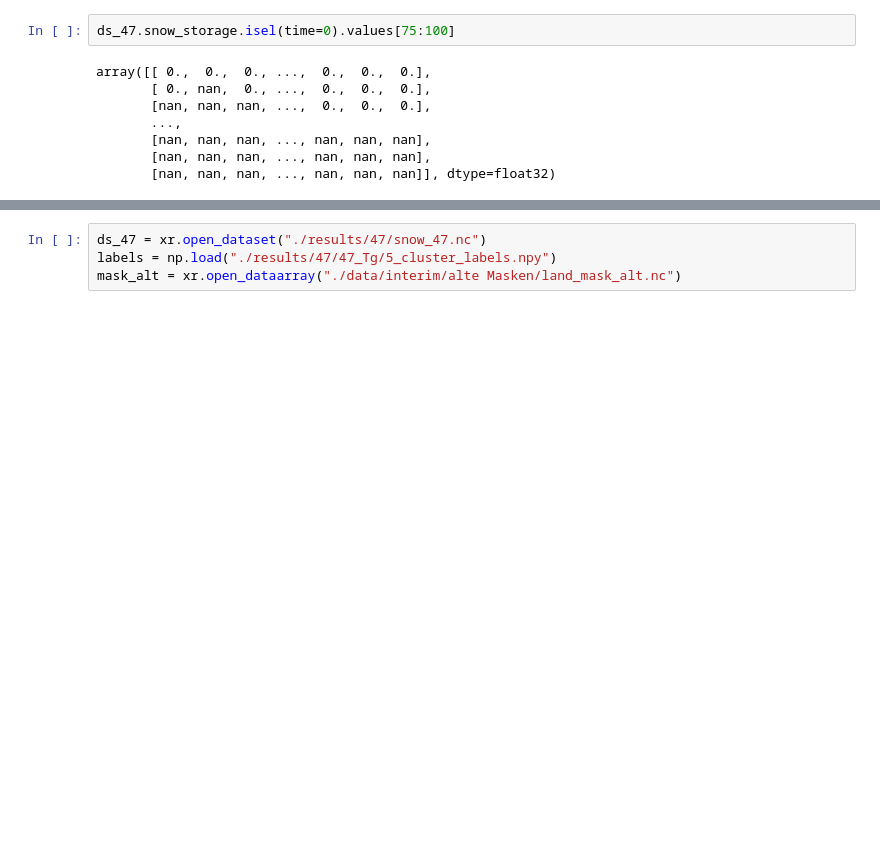
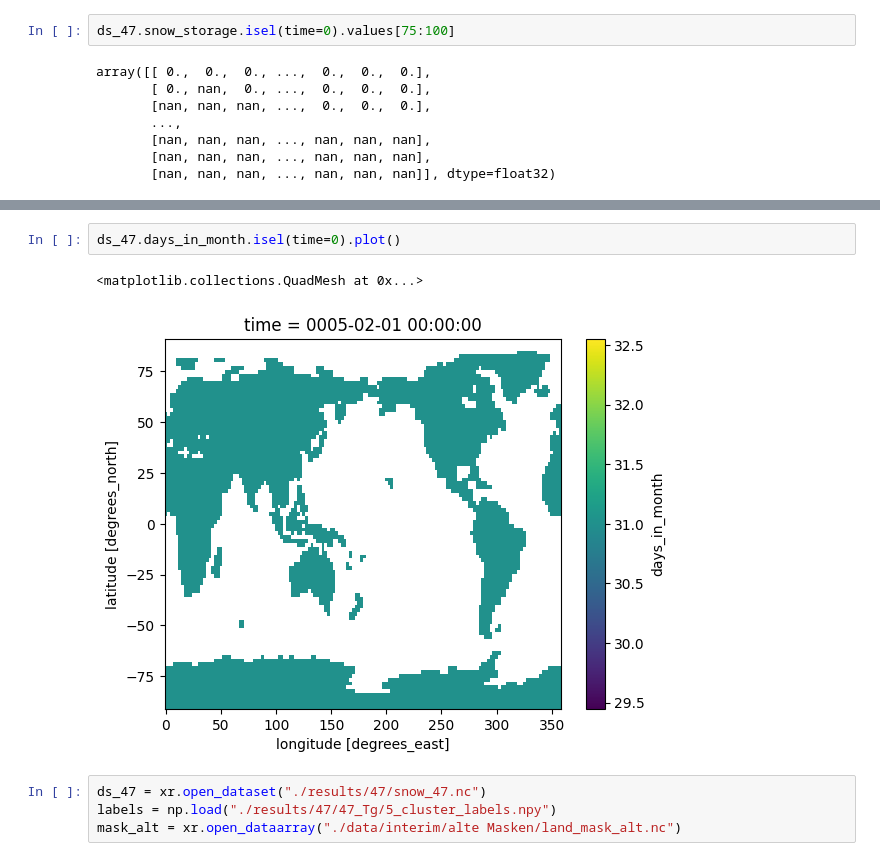
Before and after one commit to ericwoe/snow_storage_and_snowmelt_in_nuclear_winter, a Jupyter notebook: test_gewichtet.ipynb, the cells around one changed output, grey strips where cells are left out. Cells and saved outputs as stored; diff of their text form; blank space fills up the shorter version.

```diff
--- a/test_gewichtet.ipynb
+++ b/test_gewichtet.ipynb
@@ -36,3 +56,8 @@ array([[ 0.,  0.,  0., ...,  0.,  0.,  0.],
+# %%
+ds_47.days_in_month.isel(time=0).plot()
+# %% [output]
+<matplotlib.collections.QuadMesh at 0x...>
+[figure, added]
 # %%
 ds_47 = xr.open_dataset("./results/47/snow_47.nc")
 labels = np.load("./results/47/47_Tg/5_cluster_labels.npy")
```
Also changed, not shown: parts of 1 cell of this notebook, 5 other files.
